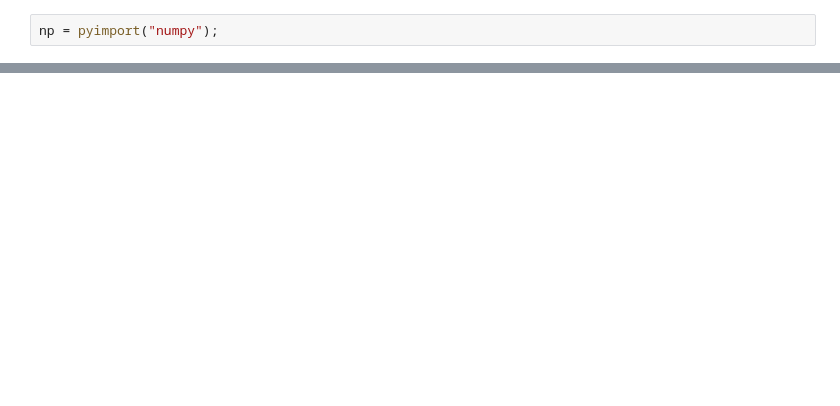
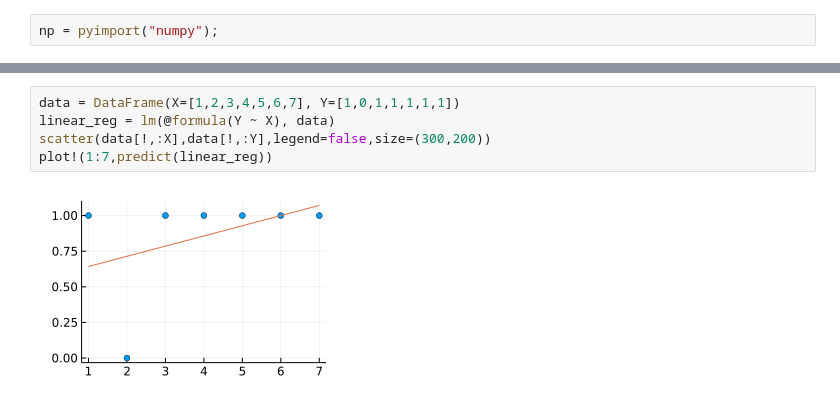
Before and after one commit to anthonyckleung/julia-intro, a Jupyter notebook: data-science/07-Regression.ipynb, the cells around one changed output, grey strips where cells are left out. Saved outputs shown, nothing was run; the diff lists cells and outputs as text; blank space fills up the shorter version.

```diff
--- a/data-science/07-Regression.ipynb
+++ b/data-science/07-Regression.ipynb
@@ -45,0 +218,7 @@ plot!(xvals, ynew)
+# %%
+data = DataFrame(X=[1,2,3,4,5,6,7], Y=[1,0,1,1,1,1,1])
+linear_reg = lm(@formula(Y ~ X), data)
+scatter(data[!,:X],data[!,:Y],legend=false,size=(300,200))
+plot!(1:7,predict(linear_reg))
+# %% [output]
+[figure, added]
```
Also changed, not shown: parts of 22 cells of this notebook.
